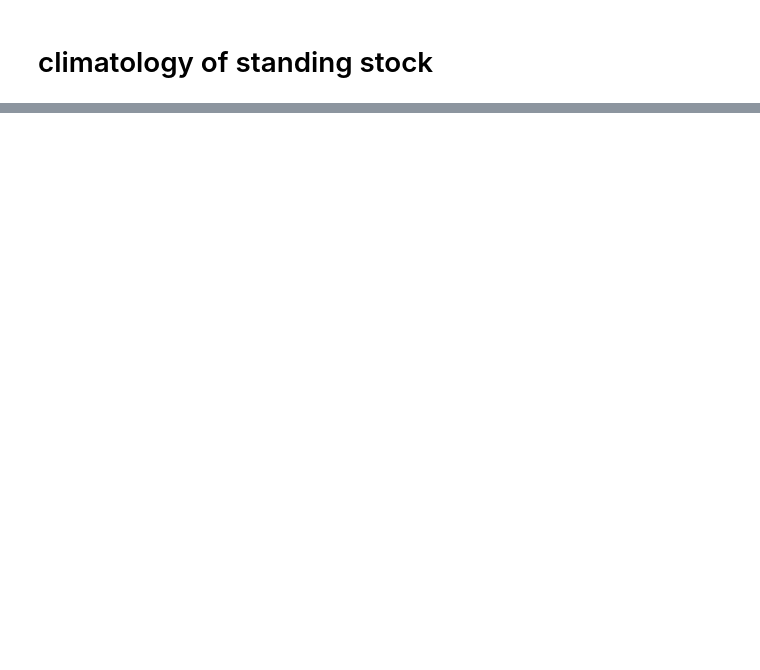
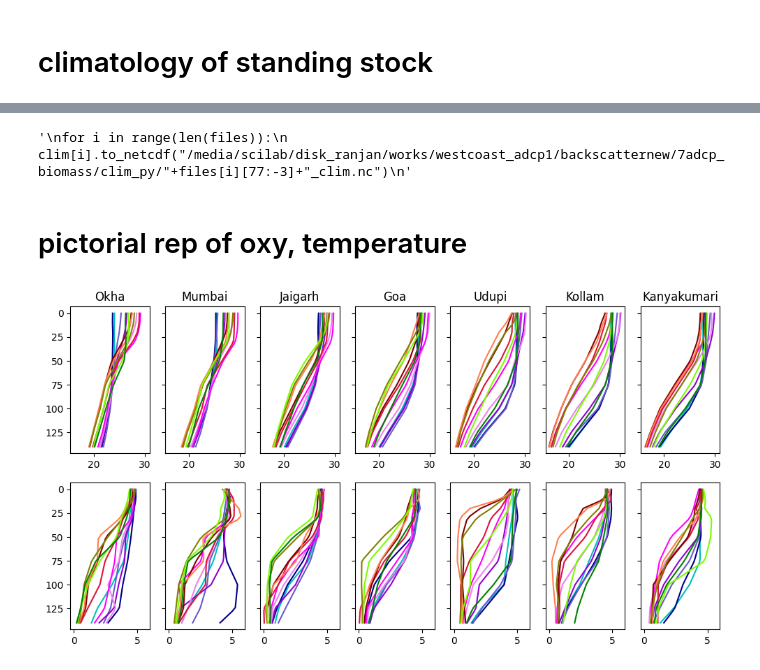
Before and after one commit to ranzan998/backscatter_wc, a Jupyter notebook: scripts/daily_and_monthly.ipynb, the cells around one changed output, grey strips where cells are left out. Saved outputs shown, nothing was run; the diff lists cells and outputs as text; code cells hidden in the pictures; blank space fills up the shorter version.

```diff
--- a/scripts/daily_and_monthly.ipynb
+++ b/scripts/daily_and_monthly.ipynb
@@ -413,0 +358,61 @@ plt.savefig("/media/scilab/disk_ranjan/works/westcoast_adcp1/backscatternew/7adc
+# %%
+path_ss = "/media/scilab/disk_ranjan/works/westcoast_adcp1/backscatternew/7adcp_biomass/ss/ss_clim/"
+file_ss = sorted(glob.glob(path_ss+"*.nc"))
+
+ds_ss = [xr.open_dataset(f,decode_times=False) for f in file_ss]
+
+# do not repeat it
+"""
+for i in range(len(files)):
+    clim[i].to_netcdf("/media/scilab/disk_ranjan/works/westcoast_adcp1/backscatternew/7adcp_biomass/clim_py/"+files[i][77:-3]+"_clim.nc")
+"""
+# %% [output]
+'\nfor i in range(len(files)):\n    clim[i].to_netcdf("/media/scilab/disk_ranjan/works/westcoast_adcp1/backscatternew/7adcp_biomass/clim_py/"+files[i][77:-3]+"_clim.nc")\n'
+# %%
+# load the chatterjee climatology data and interpolate to each 4m bins
+ch_clim = xr.open_dataset("/media/scilab/disk_ranjan/works/westcoast_adcp1/backscatternew/z_astfile/alpha_150_n.nc")
+new_depth = np.arange(0, 141, 4)
+ch_clim = ch_clim.interp(Depth=new_depth)
+
+#load world ocean atlas oxygen data
+#woa = xr.open_dataset("/media/scilab/disk_ranjan/works/westcoast_adcp1/backscatternew/8process/oxygen_temp/nio_chemical_parameters_WOA_5.nc",decode_times=False)
+#woa = woa.interp(LEV=new_depth)
+
+
+
+#load chl climatology_ copernicus
+chl = xr.open_dataset("/media/scilab/disk_ranjan/works/westcoast_adcp1/backscatternew/7adcp_biomass/chl/chl_clim.nc",decode_times=False)
+
+chl_clim = [chl.CHL_OKH_CLIM,chl.CHL_MUM_CLIM,chl.CHL_JAI_CLIM,chl.CHL_GOA_CLIM,chl.CHL_UDU_CLIM,chl.CHL_KOL_CLIM,chl.CHL_KAN_CLIM]
+# %%
+figlab = ["a)","b)","c)","d)","e)","f)","g)"]
+figlab1 = ["a1)","b1)","c1)","d1)","e1)","f1)","g1)"]
+figlab2 = ["a2)","b2)","c2)","d2)","e2)","f2)","g2)"]
+names = ["Okha",'Mumbai','Jaigarh',"Goa","Udupi","Kollam","Kanyakumari"]
+
+lons, lats = [],[]
+for i in range(7):
+    lons.append(clim[i].LON.values[0])
+    lats.append(clim[i].LAT.values[0])
+lons[0] = lons[0]-0.5 # for okha
+# %% [markdown]
+# pictorial rep of oxy, temperature
+# %%
+colors = ['c','darkblue','slateblue','darkviolet','violet','fuchsia','crimson','maroon','coral','olive','lawngreen','green']
+
+fig, ax = plt.subplots(nrows=2,ncols=7,figsize=(12,6),sharex='row',sharey='row')
+
+for i in range(7):
+    temp = ch_clim.TEMP.sel(Lon=lons[i],Lat=lats[i],method='nearest')
+    temp1 = temp.sel(Depth=slice(0,145))
+
+    oxy = woa.OXY.sel(LON61_110=lons[i],LAT91_117=lats[i],method='nearest')
+    oxy1 = oxy.sel(LEV=slice(0,145))
+    for k in range(12):
+        ax[0,i].plot(temp1[k,:].T,temp1.Depth[:],color=colors[k])
+        ax[1,i].plot(oxy1[k,:].T,oxy1.LEV[:],color=colors[k])
+    ax[0,i].invert_yaxis()
+    ax[1,i].invert_yaxis()
+    ax[0,i].set_title(names[i])
+# %% [output]
+[figure, added]
```
Also changed, not shown: parts of 35 cells of this notebook, 10 other files.
